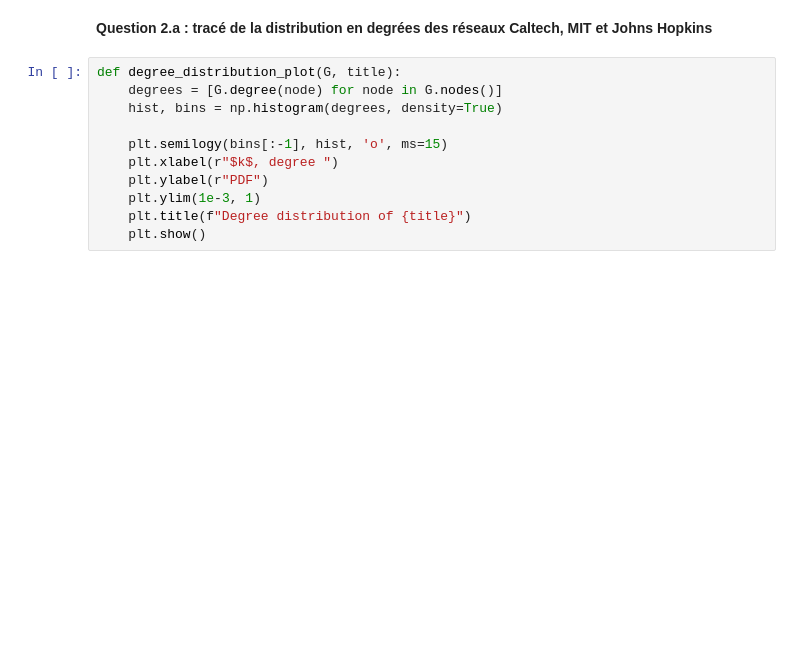
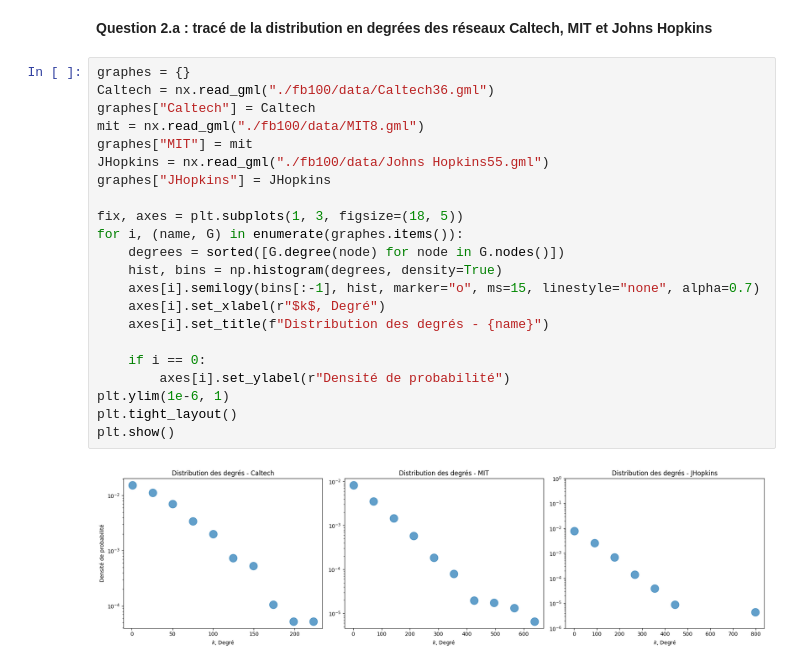
Before and after one commit to Maxme-L/NET4103-Facebook100_project, a Jupyter notebook: projet.ipynb, the cells around one changed output. Saved outputs shown, nothing was run; the diff lists cells and outputs as text; blank space fills up the shorter version.

```diff
--- a/projet.ipynb
+++ b/projet.ipynb
@@ -7,13 +15,26 @@ import numpy as np
 # %% [markdown]
 **Question 2.a : tracé de la distribution en degrées des réseaux Caltech, MIT et Johns Hopkins**
 # %%
-def degree_distribution_plot(G, title):
-    degrees = [G.degree(node) for node in G.nodes()]
+graphes = {}
+Caltech = nx.read_gml("./fb100/data/Caltech36.gml")
+graphes["Caltech"] = Caltech
+mit = nx.read_gml("./fb100/data/MIT8.gml")
+graphes["MIT"] = mit
+JHopkins = nx.read_gml("./fb100/data/Johns Hopkins55.gml")
+graphes["JHopkins"] = JHopkins
+
+fix, axes = plt.subplots(1, 3, figsize=(18, 5))
+for i, (name, G) in enumerate(graphes.items()):
+    degrees = sorted([G.degree(node) for node in G.nodes()])
     hist, bins = np.histogram(degrees, density=True)
+    axes[i].semilogy(bins[:-1], hist, marker="o", ms=15, linestyle="none", alpha=0.7)
+    axes[i].set_xlabel(r"$k$, Degré")
+    axes[i].set_title(f"Distribution des degrés - {name}")
 
-    plt.semilogy(bins[:-1], hist, 'o', ms=15)
-    plt.xlabel(r"$k$, degree ")
-    plt.ylabel(r"PDF")
-    plt.ylim(1e-3, 1)
-    plt.title(f"Degree distribution of {title}")
-    plt.show()
+    if i == 0:
+        axes[i].set_ylabel(r"Densité de probabilité")
+plt.ylim(1e-6, 1)
+plt.tight_layout()
+plt.show()
+# %% [output]
+[figure, added]
```
Also changed, not shown: parts of 25 cells of this notebook, 1 other file.
